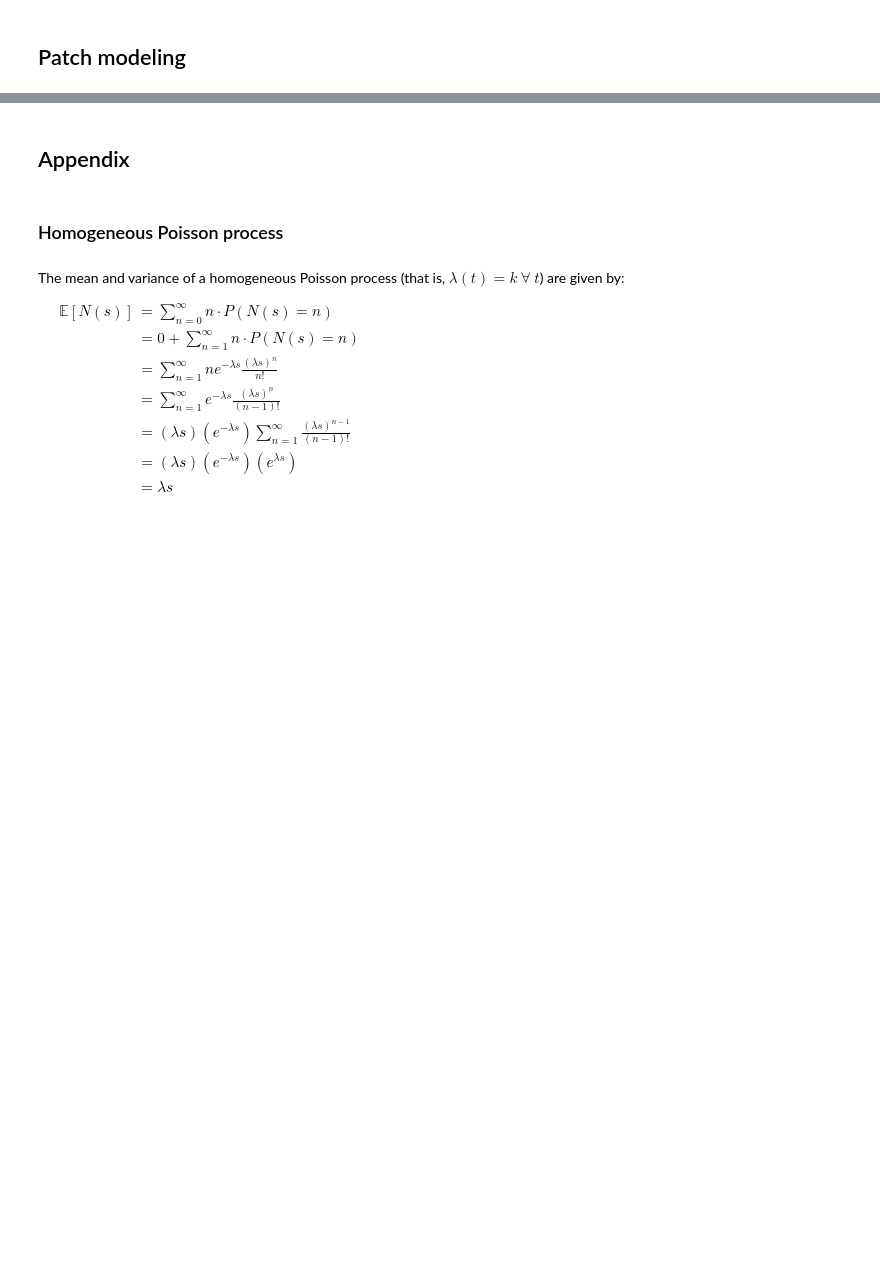
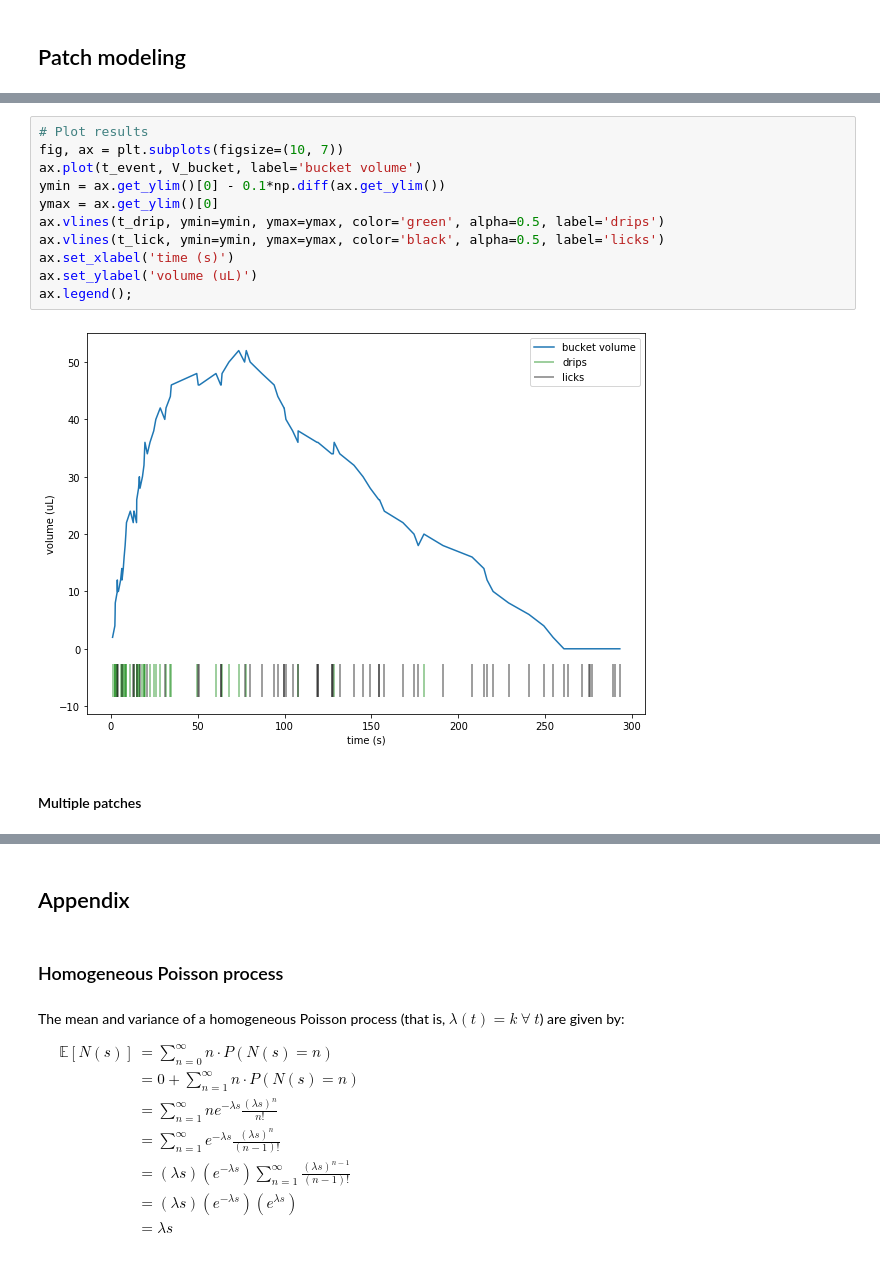
Before and after one commit to jbwebb8/foraging-analysis, a Jupyter notebook: notebooks/poisson_drip.ipynb, the cells around one changed output, grey strips where cells are left out. Drawn from its saved outputs; the diff is of its cells as text; blank space fills up the shorter version.

```diff
--- a/notebooks/poisson_drip.ipynb
+++ b/notebooks/poisson_drip.ipynb
@@ -251,0 +385,15 @@ $
+# %%
+# Plot results
+fig, ax = plt.subplots(figsize=(10, 7))
+ax.plot(t_event, V_bucket, label='bucket volume')
+ymin = ax.get_ylim()[0] - 0.1*np.diff(ax.get_ylim())
+ymax = ax.get_ylim()[0]
+ax.vlines(t_drip, ymin=ymin, ymax=ymax, color='green', alpha=0.5, label='drips')
+ax.vlines(t_lick, ymin=ymin, ymax=ymax, color='black', alpha=0.5, label='licks')
+ax.set_xlabel('time (s)')
+ax.set_ylabel('volume (uL)')
+ax.legend();
+# %% [output]
+[figure, added]
+# %% [markdown]
+#### Multiple patches
```
Also changed, not shown: parts of 24 cells of this notebook.
